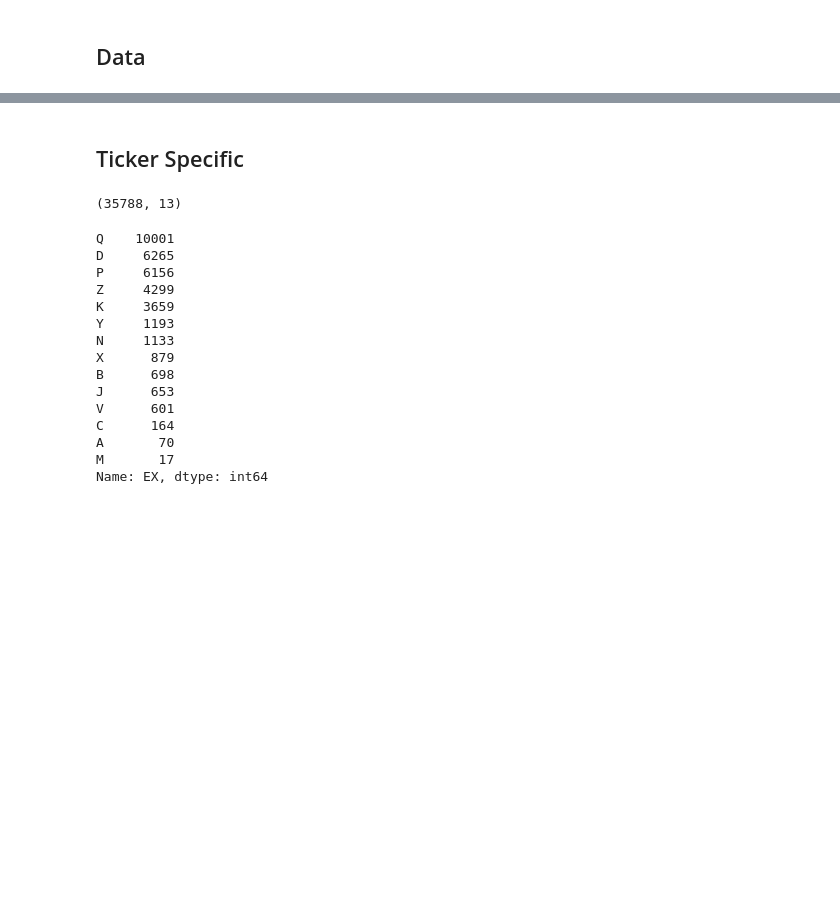
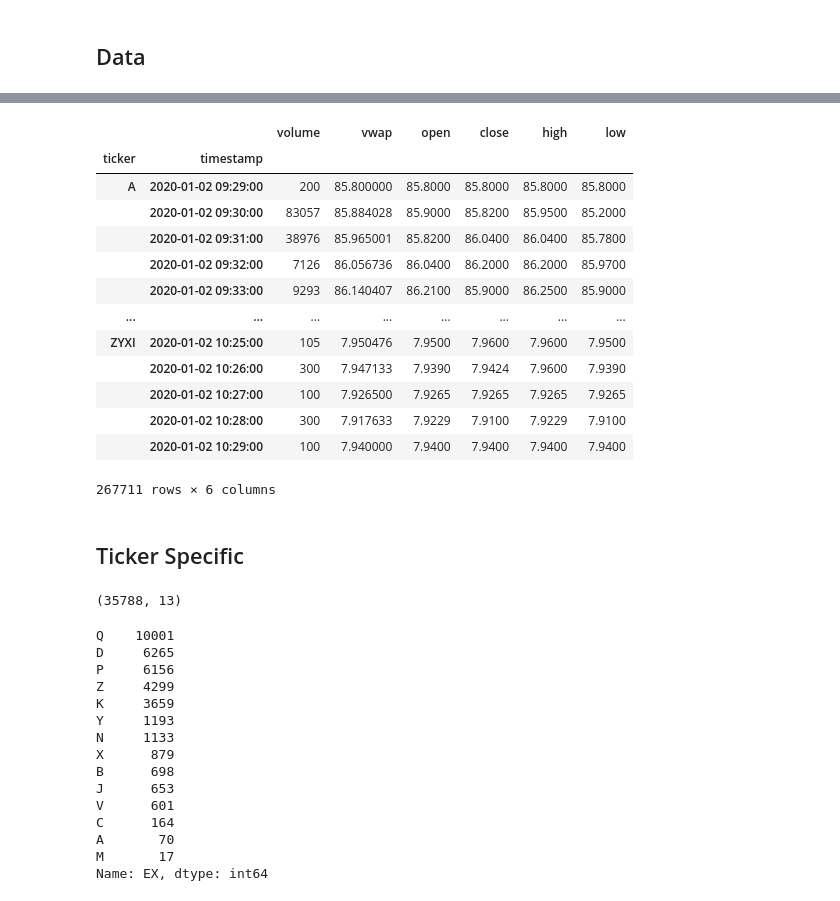
Before and after one commit to ridicholas/FinancialML, a Jupyter notebook: FinancialML.ipynb, the cells around one changed output, grey strips where cells are left out. Drawn from its saved outputs; the diff is of its cells as text; code cells hidden in the pictures; blank space fills up the shorter version.

```diff
--- a/FinancialML.ipynb
+++ b/FinancialML.ipynb
@@ -105,3 +150,20 @@ taq.data.groupby(['ticker', 'date', 'exchange']).sum()
+# %%
+taq.timeBars
+# %% [output]
+|  |  | volume | vwap | open | close | high | low |
+| ticker | timestamp |  |  |  |  |  |  |
+| A | 2020-01-02 09:29:00 | 200 | 85.800000 | 85.8000 | 85.8000 | 85.8000 | 85.8000 |
+|  | 2020-01-02 09:30:00 | 83057 | 85.884028 | 85.9000 | 85.8200 | 85.9500 | 85.2000 |
+|  | 2020-01-02 09:31:00 | 38976 | 85.965001 | 85.8200 | 86.0400 | 86.0400 | 85.7800 |
+|  | 2020-01-02 09:32:00 | 7126 | 86.056736 | 86.0400 | 86.2000 | 86.2000 | 85.9700 |
+|  | 2020-01-02 09:33:00 | 9293 | 86.140407 | 86.2100 | 85.9000 | 86.2500 | 85.9000 |
+| ... | ... | ... | ... | ... | ... | ... | ... |
+| ZYXI | 2020-01-02 10:25:00 | 105 | 7.950476 | 7.9500 | 7.9600 | 7.9600 | 7.9500 |
+|  | 2020-01-02 10:26:00 | 300 | 7.947133 | 7.9390 | 7.9424 | 7.9600 | 7.9390 |
+|  | 2020-01-02 10:27:00 | 100 | 7.926500 | 7.9265 | 7.9265 | 7.9265 | 7.9265 |
+|  | 2020-01-02 10:28:00 | 300 | 7.917633 | 7.9229 | 7.9100 | 7.9229 | 7.9100 |
+|  | 2020-01-02 10:29:00 | 100 | 7.940000 | 7.9400 | 7.9400 | 7.9400 | 7.9400 |
+267711 rows × 6 columns
 # %% [markdown]
 ## Ticker Specific
 # %%
```
Also changed, not shown: parts of 9 cells of this notebook, 2 other files.
